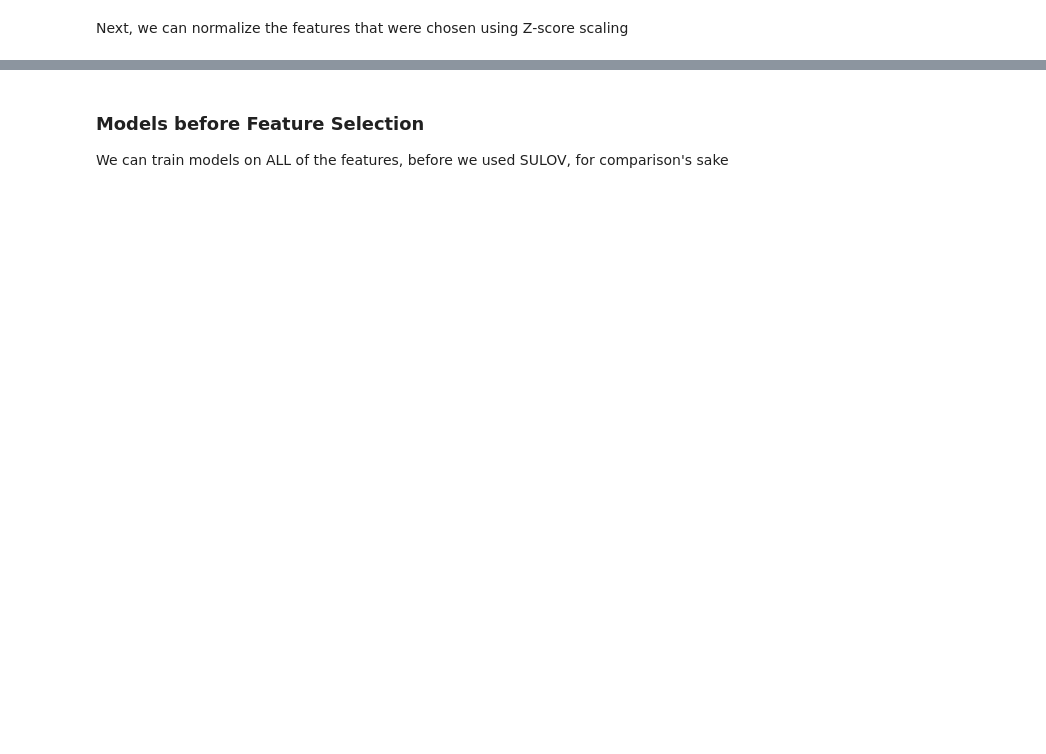
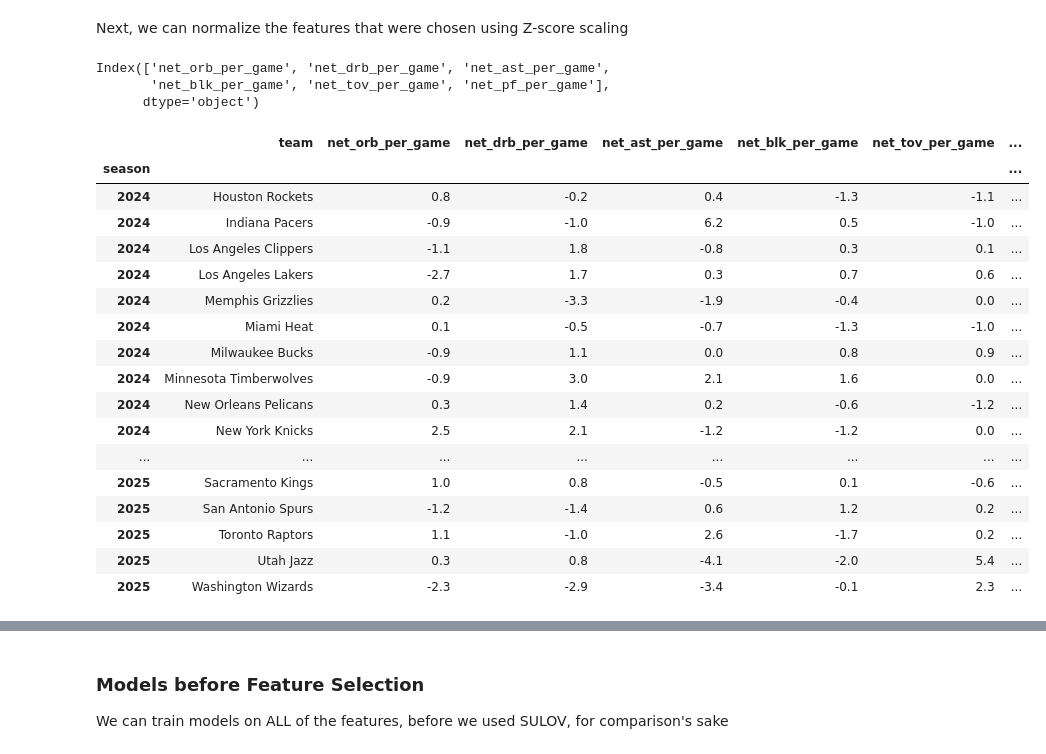
Before and after one commit to CaptainSpaceboy/ECS171-Team12, a Jupyter notebook: Team12.ipynb, the cells around one changed output, grey strips where cells are left out. Saved outputs shown, nothing was run; the diff lists cells and outputs as text; code cells hidden in the pictures; blank space fills up the shorter version.

```diff
--- a/Team12.ipynb
+++ b/Team12.ipynb
@@ -994,7 +987,19 @@ Next, we can normalize the features that were chosen using Z-score scaling
 from sklearn.preprocessing import StandardScaler
 from sklearn.compose import make_column_transformer
 
+#For the purposes of getting a scaler for the front end
+selected_X_train = X_train.copy(deep=True)
+for col in selected_X_train:
+  if(col not in outputs[0]):
+    selected_X_train = selected_X_train.drop(columns=col)
+print(selected_X_train.columns)
+frontScaler = StandardScaler()
+frontScaler.fit(selected_X_train)
+joblib.dump(frontScaler, 'scaler.joblib')
+
+
 input_features = NBA_merged_df.columns[:-1]
+
 #scaler = make_column_transformer((StandardScaler(), input_features), remainder='passthrough')
 scaler = StandardScaler()
 X_train_scaled = scaler.fit_transform(X_train)
@@ -1011,3 +1016,7 @@ scaled_NBA_merged_df['point_diff'] = y.values
 
 scaled_unseen_df = pd.DataFrame(scaler.transform(unseen_df[X.columns]), columns=X.columns)
 scaled_unseen_df['point_diff'] = unseen_df['point_diff']
+# %% [output]
+Index(['net_orb_per_game', 'net_drb_per_game', 'net_ast_per_game',
+       'net_blk_per_game', 'net_tov_per_game', 'net_pf_per_game'],
+      dtype='object')
@@ -1013,0 +1038,24 @@ scaled_unseen_df['point_diff'] = unseen_df['point_diff']
+# %%
+#Just a quick refernece
+cols_to_show = selected_df.columns.insert(0,'team')
+cols_to_show = cols_to_show.insert(7, 'point_diff')
+no_engineering_df[cols_to_show].tail(50)
+# %% [output]
+|  | team | net_orb_per_game | net_drb_per_game | net_ast_per_game | net_blk_per_game | net_tov_per_game | ... |
+| season |  |  |  |  |  |  | ... |
+| 2024 | Houston Rockets | 0.8 | -0.2 | 0.4 | -1.3 | -1.1 | ... |
+| 2024 | Indiana Pacers | -0.9 | -1.0 | 6.2 | 0.5 | -1.0 | ... |
+| 2024 | Los Angeles Clippers | -1.1 | 1.8 | -0.8 | 0.3 | 0.1 | ... |
+| 2024 | Los Angeles Lakers | -2.7 | 1.7 | 0.3 | 0.7 | 0.6 | ... |
+| 2024 | Memphis Grizzlies | 0.2 | -3.3 | -1.9 | -0.4 | 0.0 | ... |
+| 2024 | Miami Heat | 0.1 | -0.5 | -0.7 | -1.3 | -1.0 | ... |
+| 2024 | Milwaukee Bucks | -0.9 | 1.1 | 0.0 | 0.8 | 0.9 | ... |
+| 2024 | Minnesota Timberwolves | -0.9 | 3.0 | 2.1 | 1.6 | 0.0 | ... |
+| 2024 | New Orleans Pelicans | 0.3 | 1.4 | 0.2 | -0.6 | -1.2 | ... |
+| 2024 | New York Knicks | 2.5 | 2.1 | -1.2 | -1.2 | 0.0 | ... |
+| ... | ... | ... | ... | ... | ... | ... | ... |
+| 2025 | Sacramento Kings | 1.0 | 0.8 | -0.5 | 0.1 | -0.6 | ... |
+| 2025 | San Antonio Spurs | -1.2 | -1.4 | 0.6 | 1.2 | 0.2 | ... |
+| 2025 | Toronto Raptors | 1.1 | -1.0 | 2.6 | -1.7 | 0.2 | ... |
+| 2025 | Utah Jazz | 0.3 | 0.8 | -4.1 | -2.0 | 5.4 | ... |
+| 2025 | Washington Wizards | -2.3 | -2.9 | -3.4 | -0.1 | 2.3 | ... |
```
Also changed, not shown: parts of 15 cells of this notebook.
